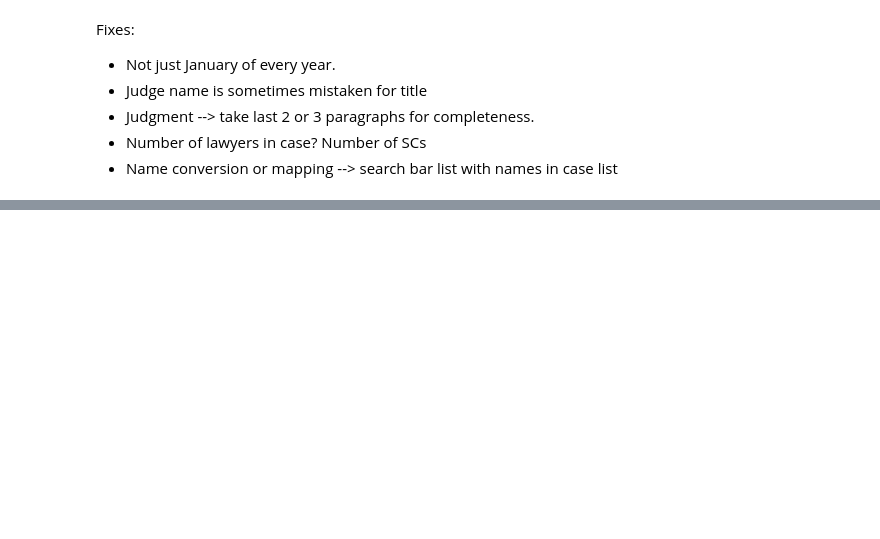
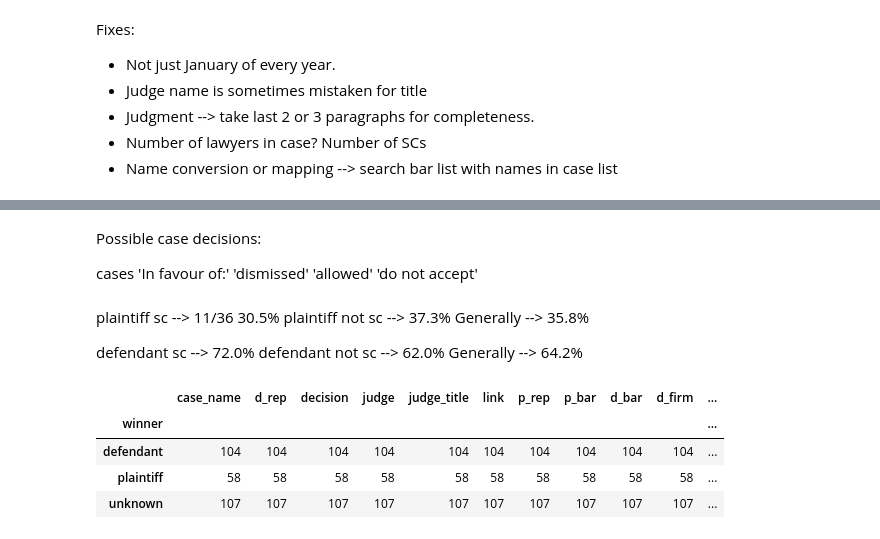
Before and after one commit to cuthchow/Hong-Kong-Courts, a Jupyter notebook: Hong Kong Courts.ipynb, the cells around one changed output, grey strips where cells are left out. Cells and saved outputs as stored; diff of their text form; code cells hidden in the pictures; blank space fills up the shorter version.

```diff
--- a/Hong Kong Courts.ipynb
+++ b/Hong Kong Courts.ipynb
@@ -150,0 +184,8 @@ len(cases2.query('result == "N/A"'))
+# %% [markdown]
+Possible case decisions:
+
+cases
+'In favour of:'
+'dismissed'
+'allowed'
+'do not accept'
@@ -150,0 +226,16 @@ len(cases2.query('result == "N/A"'))
+# %% [markdown]
+plaintiff sc --> 11/36  30.5%
+plaintiff not sc -->    37.3%
+Generally --> 35.8%
+
+defendant sc -->        72.0%
+defendant not sc -->    62.0%
+Generally --> 64.2%
+# %%
+cleancases.groupby('winner').count()
+# %% [output]
+|  | case_name | d_rep | decision | judge | judge_title | link | p_rep | p_bar | d_bar | d_firm | ... |
+| winner |  |  |  |  |  |  |  |  |  |  | ... |
+| defendant | 104 | 104 | 104 | 104 | 104 | 104 | 104 | 104 | 104 | 104 | ... |
+| plaintiff | 58 | 58 | 58 | 58 | 58 | 58 | 58 | 58 | 58 | 58 | ... |
+| unknown | 107 | 107 | 107 | 107 | 107 | 107 | 107 | 107 | 107 | 107 | ... |
```
Also changed, not shown: parts of 25 cells of this notebook, 3 other files.
